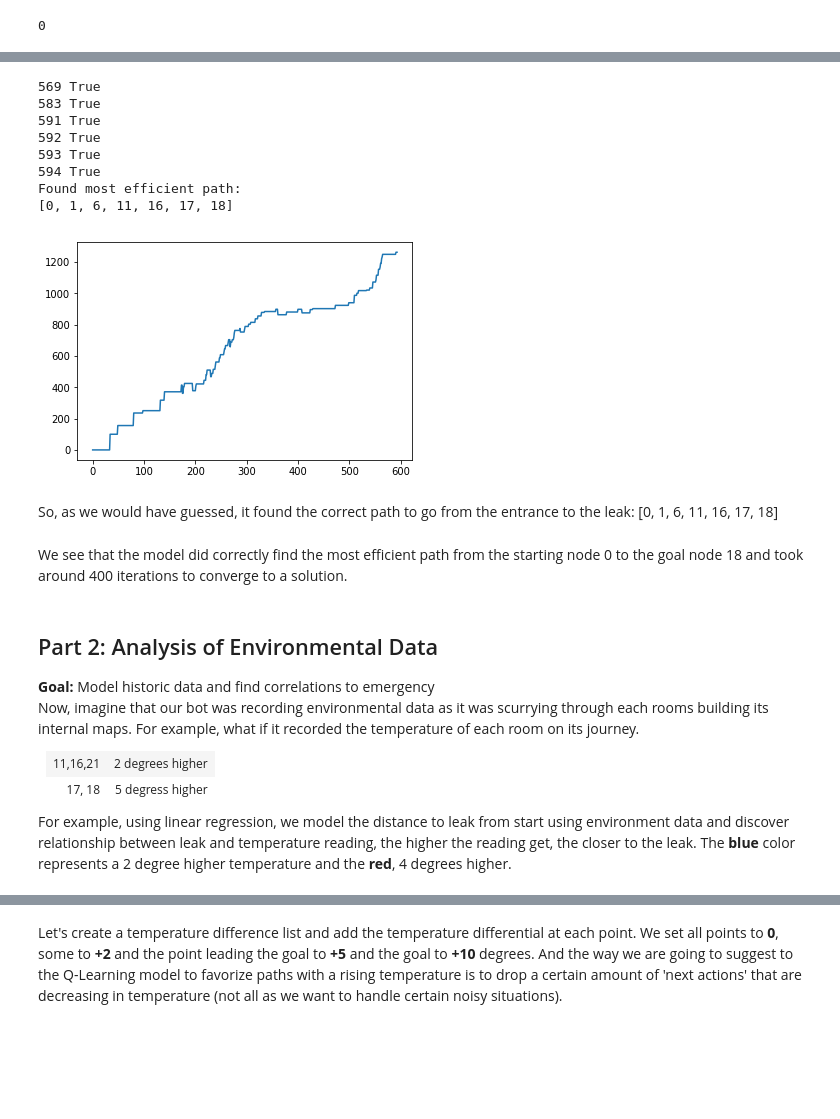
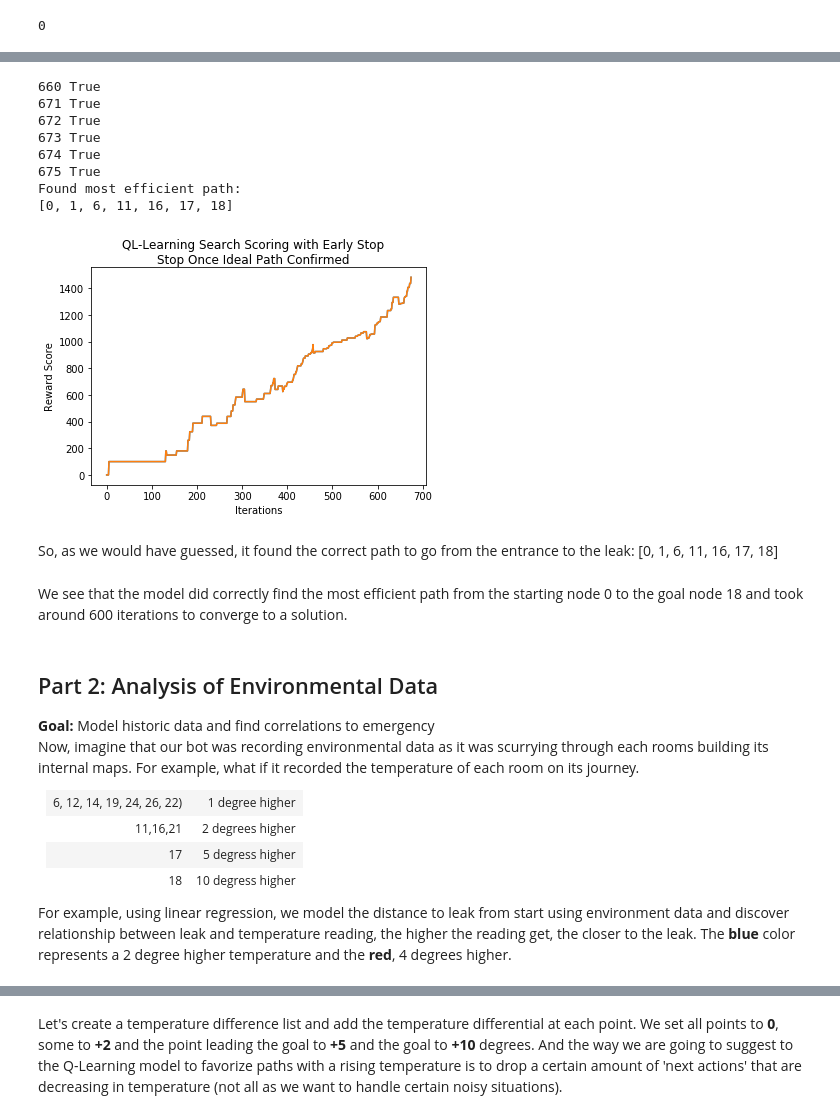
Before and after one commit to amunategui/rl-autonomous-emergency-bot, a Jupyter notebook: Dangerous Leak at Chemical Factory - Emergency Response with Autonomous Assessment Bot.ipynb, the cells around one changed output, grey strips where cells are left out. Saved outputs shown, nothing was run; the diff lists cells and outputs as text; code cells hidden in the pictures; blank space fills up the shorter version.

```diff
--- a/Dangerous Leak at Chemical Factory - Emergency Response with Autonomous Assessment Bot.ipynb
+++ b/Dangerous Leak at Chemical Factory - Emergency Response with Autonomous Assessment Bot.ipynb
@@ -166,45 +186,49 @@ wins_found = 0
 for i in range(1000):
     current_state = np.random.randint(0, int(Q.shape[0]))
     available_act = available_actions(current_state)
     action = sample_next_action(available_act)
     score = update(current_state,action,gamma)
     steps, win = test_best_path(Q, [0, 1, 6, 11, 16, 17, 18])
     if (win):
         wins_found += 1
         print(i, win)
         if wins_found > 5:
             break;
     scores.append(score)
 
 # Testing
 current_state = 0
 steps = [current_state]
 
 # Testing
 steps, win = test_best_path(Q, [0, 1, 6, 11, 16, 17, 18])
 if win:
     print('Found most efficient path:')
 else:
     print("Could not find most efficient path:")
 print(steps)
 
 plt.plot(scores)
+plt.plot(scores)
+plt.suptitle('QL-Learning Search Scoring with Early Stop\nStop Once Ideal Path Confirmed')
+plt.xlabel('Iterations')
+plt.ylabel('Reward Score')
 plt.show()
 # %% [output]
-569 True
-583 True
-591 True
-592 True
-593 True
-594 True
+660 True
+671 True
+672 True
+673 True
+674 True
+675 True
 Found most efficient path:
 [0, 1, 6, 11, 16, 17, 18]
-[figure, old version]
+[figure, new version]
 # %% [markdown]
 So, as we would have guessed, it found the correct path to go from the entrance to the leak:
 [0, 1, 6, 11, 16, 17, 18]
 # %% [markdown]
-We see that the model did correctly find the most efficient path from the starting node 0 to the goal node 18 and took around 400 iterations to converge to a solution.
+We see that the model did correctly find the most efficient path from the starting node 0 to the goal node 18 and took around 600 iterations to converge to a solution.
 # %% [markdown]
 <H2>Part 2: Analysis of Environmental Data</H2>
 <B>Goal:</B> Model historic data and find correlations to emergency
@@ -212,8 +236,10 @@ We see that the model did correctly find the most efficient path from the starti
 Now, imagine that our bot was recording environmental data as it was scurrying through each rooms building its internal maps. For example, what if it recorded the temperature of each room on its journey.
 
 <TABLE>
+    <TR><TD>6, 12, 14, 19, 24, 26, 22)</TD><TD>1 degree higher</TD></TR>
     <TR><TD>11,16,21</TD><TD>2 degrees higher</TD></TR>
-    <TR><TD>17, 18</TD><TD>5 degress higher</TD></TR>
+    <TR><TD>17</TD><TD>5 degress higher</TD></TR>
+    <TR><TD>18</TD><TD>10 degress higher</TD></TR>
 </TABLE>
 
 For example, using linear regression, we model the distance to leak from start using environment data and discover relationship between leak and temperature reading, the higher the reading get, the closer to the leak. The <b>blue</b> color represents a 2 degree higher temperature and the <b>red</b>, 4 degrees higher.
```
Also changed, not shown: parts of 8 cells of this notebook.
